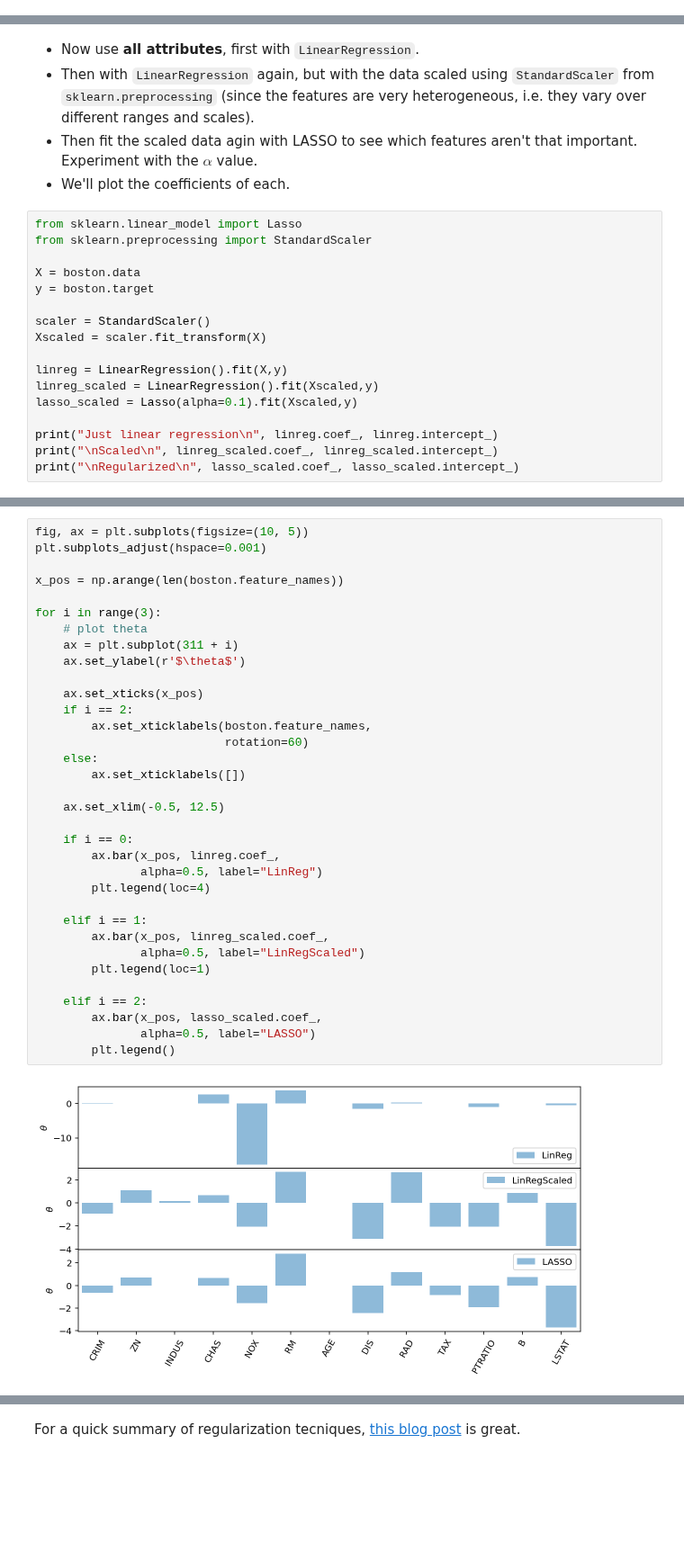
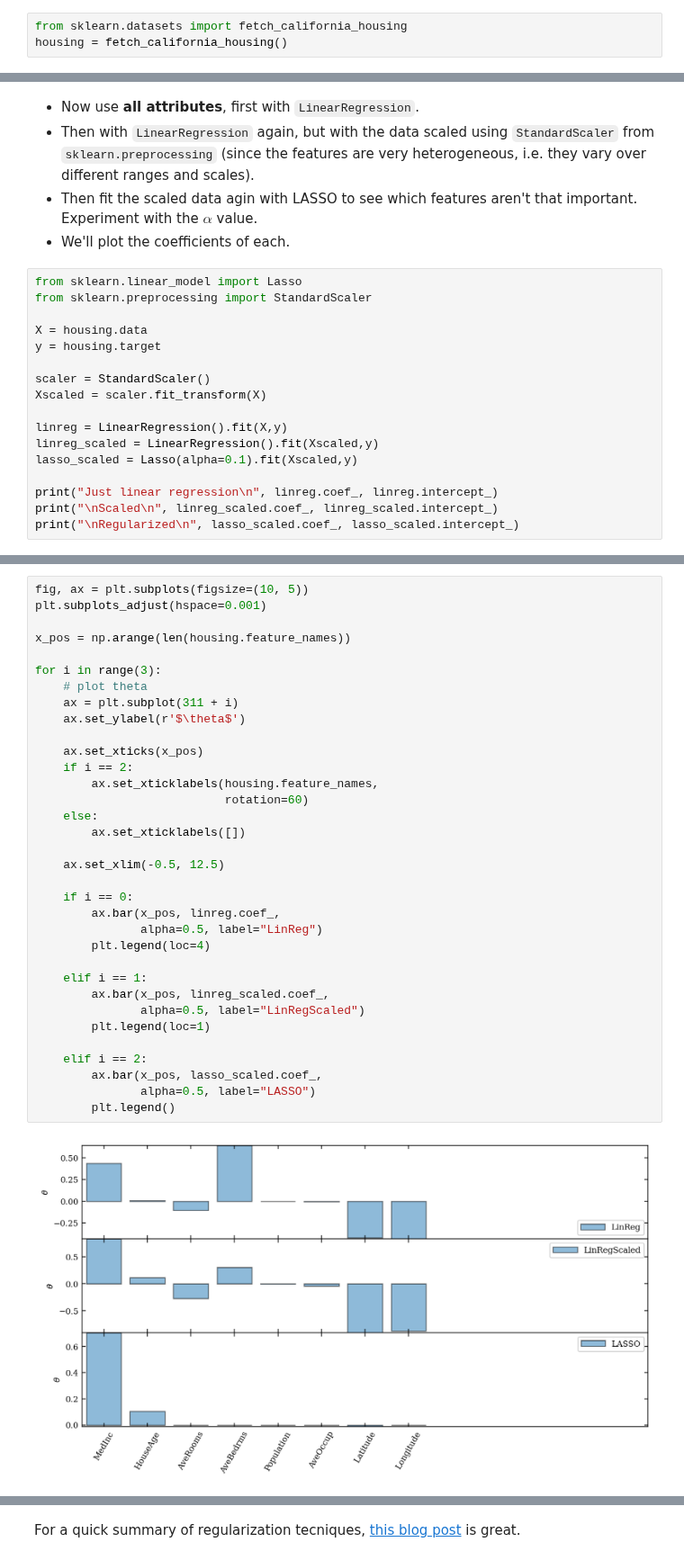
Before and after one commit to dgerosa/astrostatistics_bicocca_2024, a Jupyter notebook: lectures/L18_regression.ipynb, the cells around one changed output, grey strips where cells are left out. Shown at 90% size. Cells and saved outputs as stored; diff of their text form; blank space fills up the shorter version.

```diff
--- a/lectures/L18_regression.ipynb
+++ b/lectures/L18_regression.ipynb
@@ -415,0 +404,3 @@ The Boston housing prices dataset has an ethical problem: as
+# %%
+from sklearn.datasets import fetch_california_housing
+housing = fetch_california_housing()
@@ -451,8 +474,8 @@ plt.show()
 from sklearn.linear_model import Lasso
 from sklearn.preprocessing import StandardScaler
 
-X = boston.data
-y = boston.target
+X = housing.data
+y = housing.target
 
 scaler = StandardScaler()
 Xscaled = scaler.fit_transform(X)
@@ -484,36 +503,36 @@ Regularized
 fig, ax = plt.subplots(figsize=(10, 5))
 plt.subplots_adjust(hspace=0.001)
 
-x_pos = np.arange(len(boston.feature_names))
+x_pos = np.arange(len(housing.feature_names))
 
 for i in range(3):
     # plot theta
     ax = plt.subplot(311 + i)
     ax.set_ylabel(r'$\theta$')
 
     ax.set_xticks(x_pos)
     if i == 2:
-        ax.set_xticklabels(boston.feature_names,
+        ax.set_xticklabels(housing.feature_names,
                            rotation=60)
     else:
         ax.set_xticklabels([])
 
     ax.set_xlim(-0.5, 12.5)
 
     if i == 0:
         ax.bar(x_pos, linreg.coef_,
                alpha=0.5, label="LinReg")
         plt.legend(loc=4)
 
     elif i == 1:
         ax.bar(x_pos, linreg_scaled.coef_,
                alpha=0.5, label="LinRegScaled")
         plt.legend(loc=1)
 
     elif i == 2:
         ax.bar(x_pos, lasso_scaled.coef_,
                alpha=0.5, label="LASSO")
         plt.legend()
 # %% [output]
-[figure, old version]
+[figure, new version]
 # %% [markdown]
```
Also changed, not shown: parts of 15 cells of this notebook.
